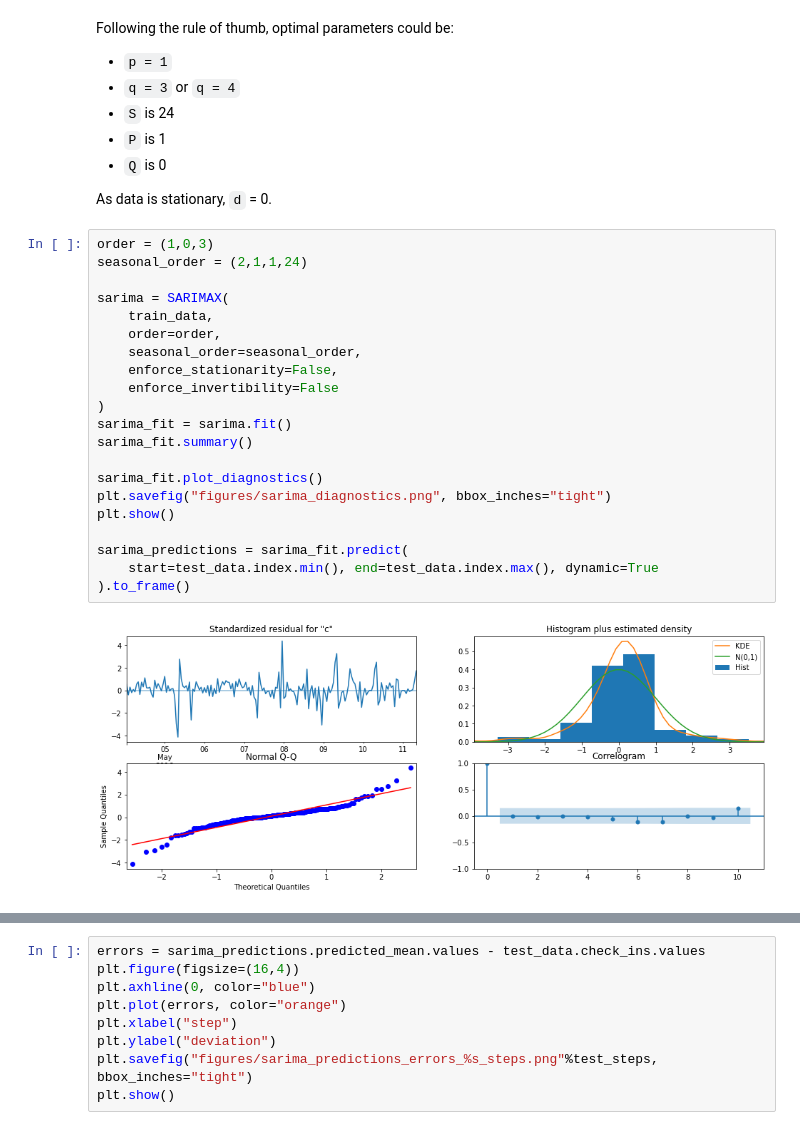
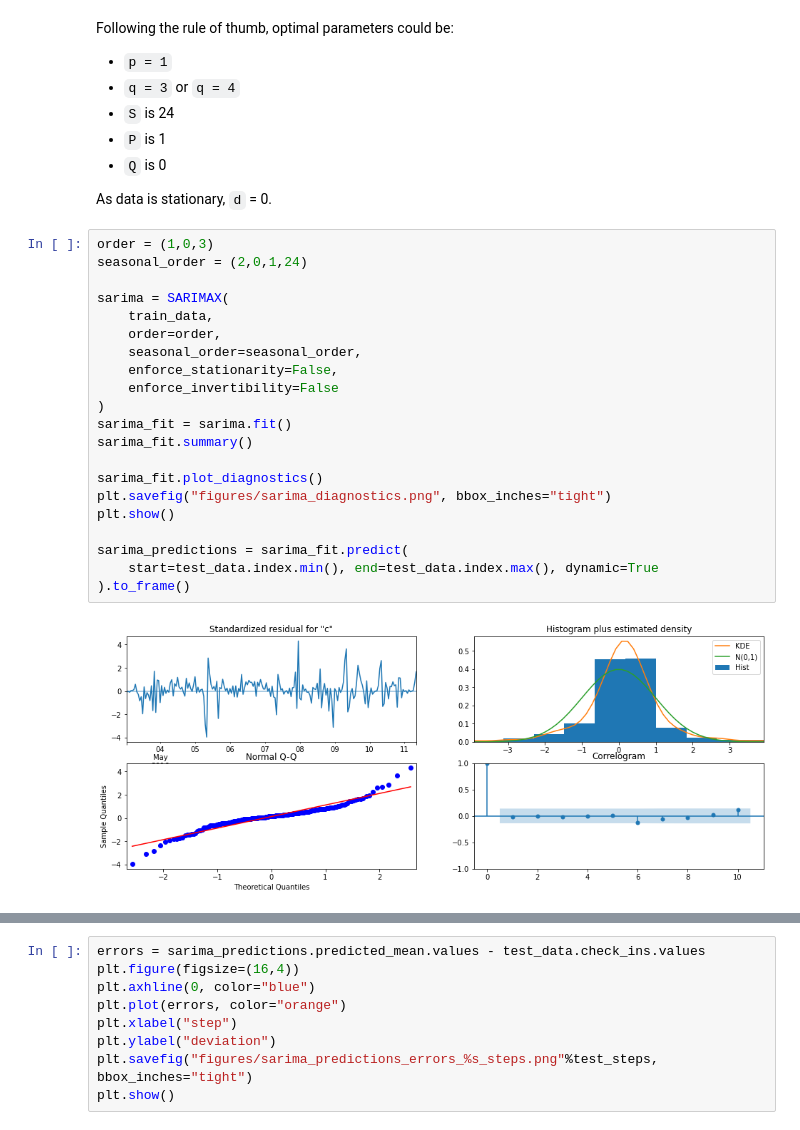
Before and after one commit to dorotheelaugwitz/master-thesis, a Jupyter notebook: prediction_arima.ipynb, the cells around one changed output, grey strips where cells are left out. Cells and saved outputs as stored; diff of their text form.

```diff
--- a/prediction_arima.ipynb
+++ b/prediction_arima.ipynb
@@ -199,27 +203,27 @@ Following the rule of thumb, optimal parameters could be:
 As data is stationary, `d` = 0.
 # %%
 order = (1,0,3)
-seasonal_order = (2,1,1,24)
+seasonal_order = (2,0,1,24)
 
 sarima = SARIMAX(
     train_data,
     order=order,
     seasonal_order=seasonal_order,
     enforce_stationarity=False,
     enforce_invertibility=False
 )
 sarima_fit = sarima.fit()
 sarima_fit.summary()
 
 sarima_fit.plot_diagnostics()
 plt.savefig("figures/sarima_diagnostics.png", bbox_inches="tight")
 plt.show()
 
 sarima_predictions = sarima_fit.predict(
     start=test_data.index.min(), end=test_data.index.max(), dynamic=True
 ).to_frame()
 # %% [output]
-[figure, old version]
+[figure, new version]
 # %%
 plt.plot(sample_df, color="blue", label="real values")
 plt.plot(sarima_fit.fittedvalues, color="red", label="fitted values")
```
Also changed, not shown: parts of 6 cells of this notebook, 2 other files.
